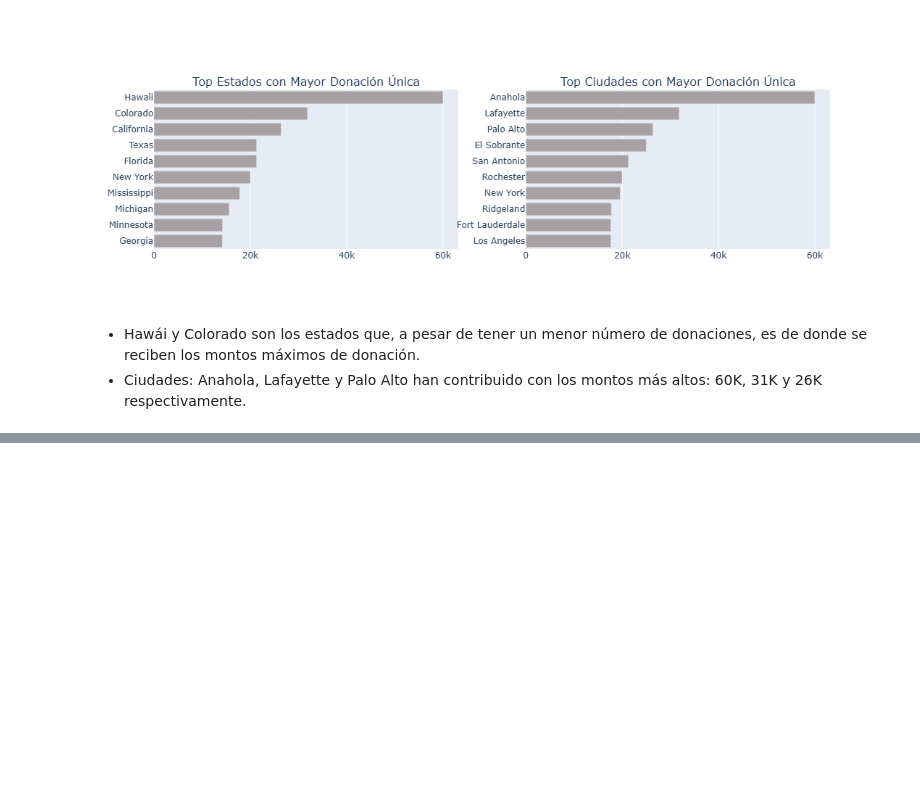
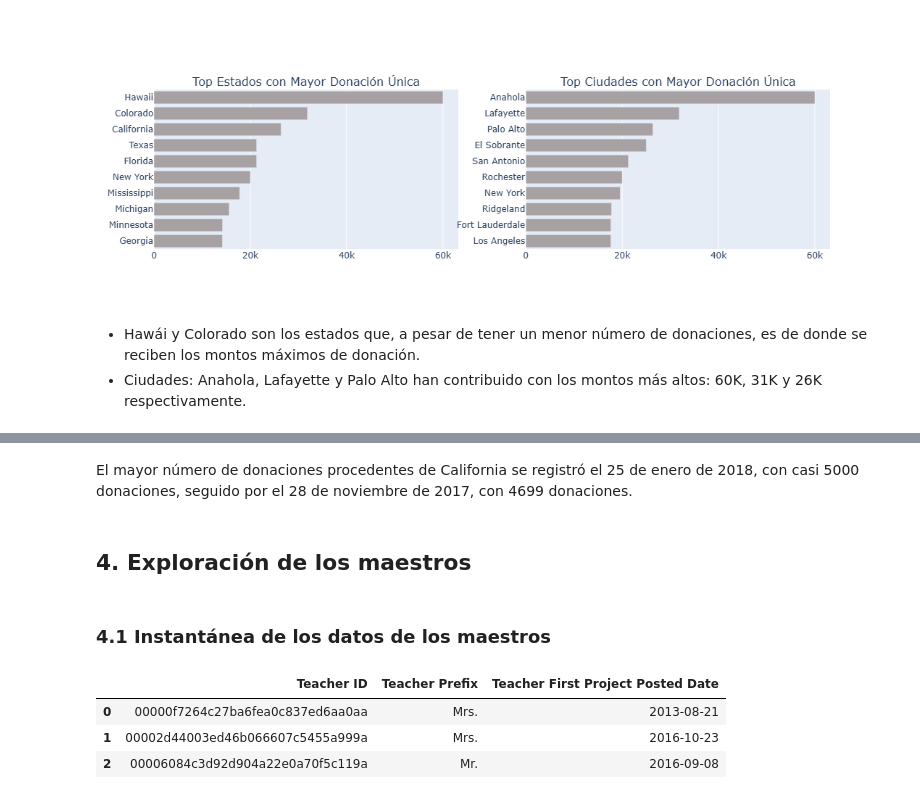
Before and after one commit to Rous-Maldonado/ADND_Prueba_Practica05, a Jupyter notebook: Practica05/Practica05.ipynb, the cells around one changed output, grey strips where cells are left out. Saved outputs shown, nothing was run; the diff lists cells and outputs as text; code cells hidden in the pictures; blank space fills up the shorter version.

```diff
--- a/Practica05/Practica05.ipynb
+++ b/Practica05/Practica05.ipynb
@@ -1629,0 +1886,14 @@ iplot(fig_bars)
+# %% [markdown]
+El mayor número de donaciones procedentes de California se registró el 25 de enero de 2018, con casi 5000 donaciones, seguido por el 28 de noviembre de 2017, con 4699 donaciones.
+# %% [markdown]
+## 4. Exploración de los maestros
+# %% [markdown]
+###  4.1 Instantánea de los datos de los maestros
+# %%
+teachers_df.head(3)
+# len(teachers_df)
+# %% [output]
+|  | Teacher ID | Teacher Prefix | Teacher First Project Posted Date |
+| 0 | 00000f7264c27ba6fea0c837ed6aa0aa | Mrs. | 2013-08-21 |
+| 1 | 00002d44003ed46b066607c5455a999a | Mrs. | 2016-10-23 |
+| 2 | 00006084c3d92d904a22e0a70f5c119a | Mr. | 2016-09-08 |
```
Also changed, not shown: parts of 15 cells of this notebook.
